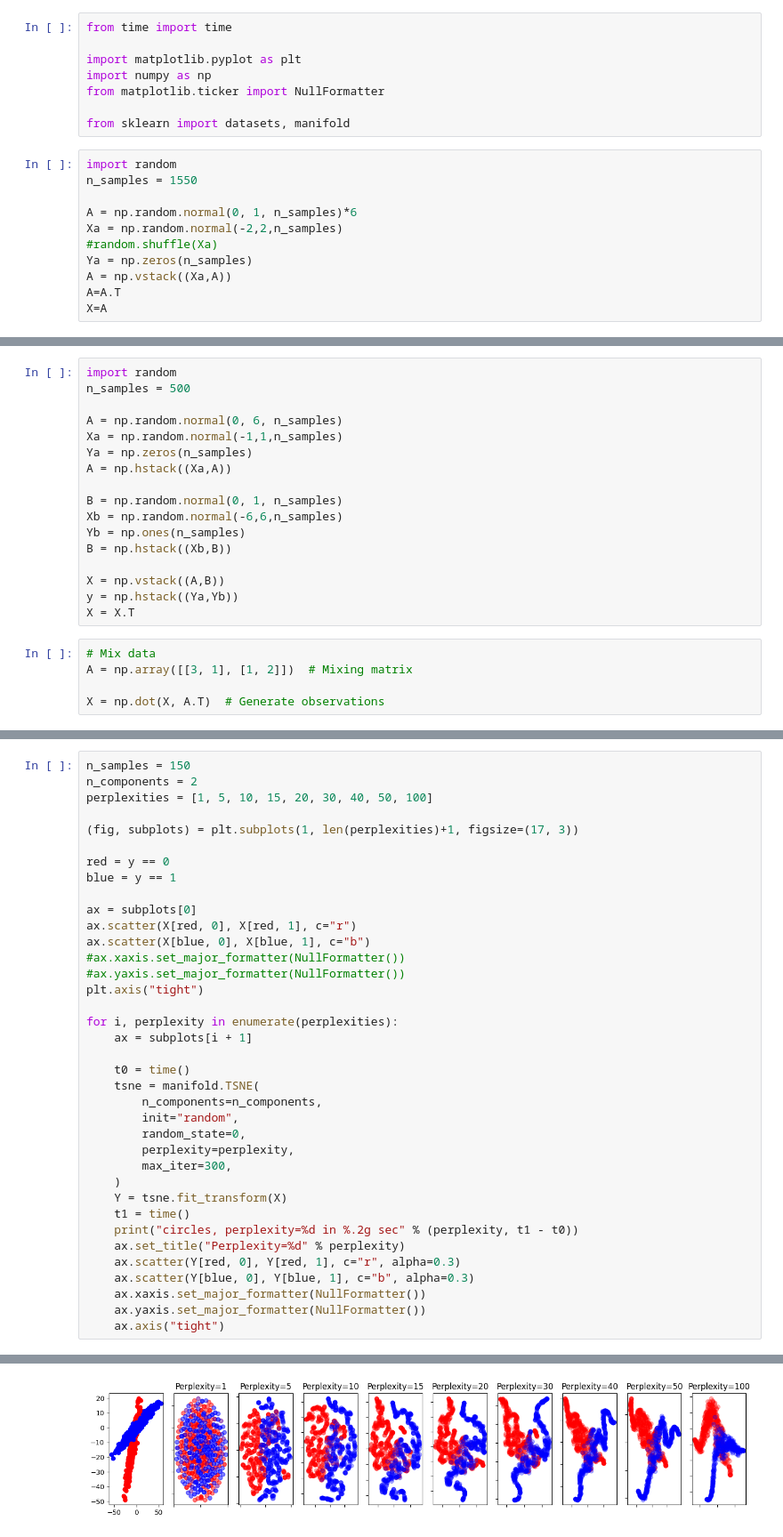
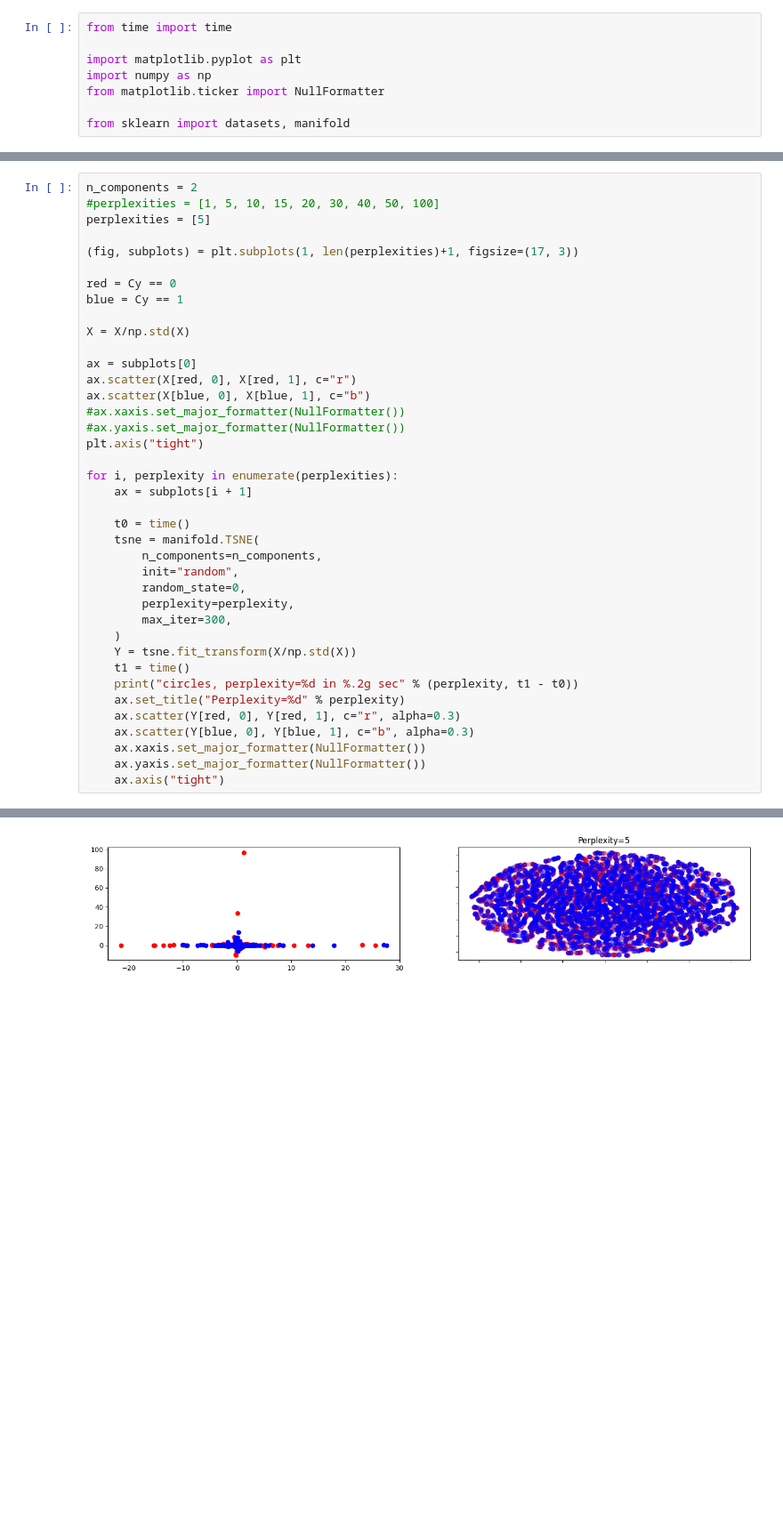
Before and after one commit to TAUforPython/machinelearning, a Jupyter notebook: example_PCA_ICA_SNE.ipynb, the cells around one changed output, grey strips where cells are left out. Shown at 89% size. Drawn from its saved outputs; the diff is of its cells as text; blank space fills up the shorter version.

```diff
--- a/example_PCA_ICA_SNE.ipynb
+++ b/example_PCA_ICA_SNE.ipynb
@@ -319,15 +369,4 @@ import numpy as np
 from matplotlib.ticker import NullFormatter
 
 from sklearn import datasets, manifold
-# %%
-import random
-n_samples = 1550
-
-A = np.random.normal(0, 1, n_samples)*6
-Xa = np.random.normal(-2,2,n_samples)
-#random.shuffle(Xa)
-Ya = np.zeros(n_samples)
-A = np.vstack((Xa,A))
-A=A.T
-X=A
 # %%
@@ -338,25 +377,3 @@ plt.scatter(X[:, 0], X[:, 1], c="r")
-# %%
-import random
-n_samples = 500
-
-A = np.random.normal(0, 6, n_samples)
-Xa = np.random.normal(-1,1,n_samples)
-Ya = np.zeros(n_samples)
-A = np.hstack((Xa,A))
-
-B = np.random.normal(0, 1, n_samples)
-Xb = np.random.normal(-6,6,n_samples)
-Yb = np.ones(n_samples)
-B = np.hstack((Xb,B))
-
-X = np.vstack((A,B))
-y = np.hstack((Ya,Yb))
-X = X.T
-# %%
-# Mix data
-A = np.array([[3, 1], [1, 2]])  # Mixing matrix
-
-X = np.dot(X, A.T)  # Generate observations
 # %%
 plt.rcParams["figure.figsize"] = (13,3)
 
@@ -377,12 +394,14 @@ plt.axis("tight")
 # %%
-n_samples = 150
 n_components = 2
-perplexities = [1, 5, 10, 15, 20, 30, 40, 50, 100]
+#perplexities = [1, 5, 10, 15, 20, 30, 40, 50, 100]
+perplexities = [5]
 
 (fig, subplots) = plt.subplots(1, len(perplexities)+1, figsize=(17, 3))
 
-red = y == 0
-blue = y == 1
+red = Cy == 0
+blue = Cy == 1
+
+X = X/np.std(X)
 
 ax = subplots[0]
 ax.scatter(X[red, 0], X[red, 1], c="r")
@@ -402,7 +421,7 @@ for i, perplexity in enumerate(perplexities):
         perplexity=perplexity,
         max_iter=300,
     )
-    Y = tsne.fit_transform(X)
+    Y = tsne.fit_transform(X/np.std(X))
     t1 = time()
     print("circles, perplexity=%d in %.2g sec" % (perplexity, t1 - t0))
     ax.set_title("Perplexity=%d" % perplexity)
@@ -424 +435 @@ circles, perplexity=100 in 3.8 sec
-[figure, old version]
+[figure, new version]
```
Also changed, not shown: parts of 21 cells of this notebook.
